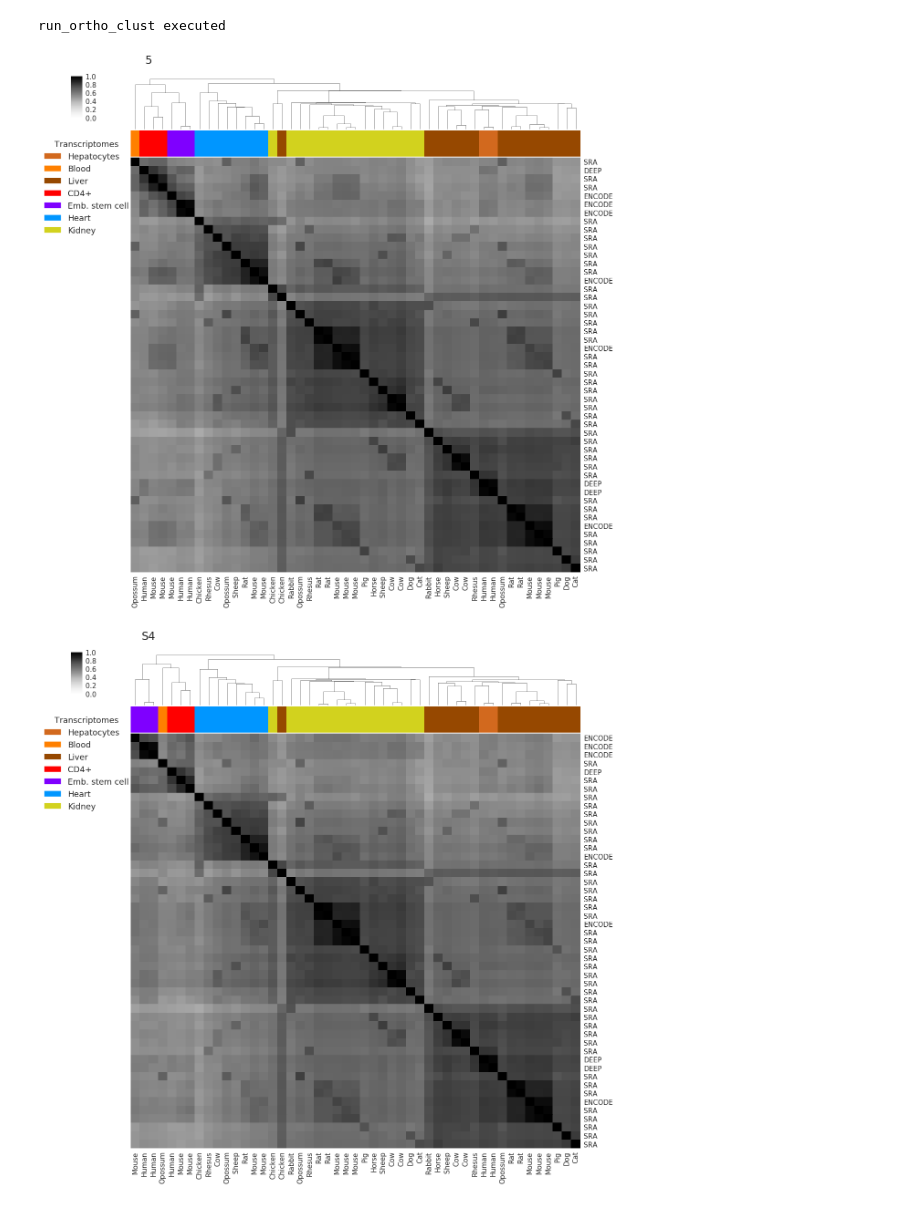
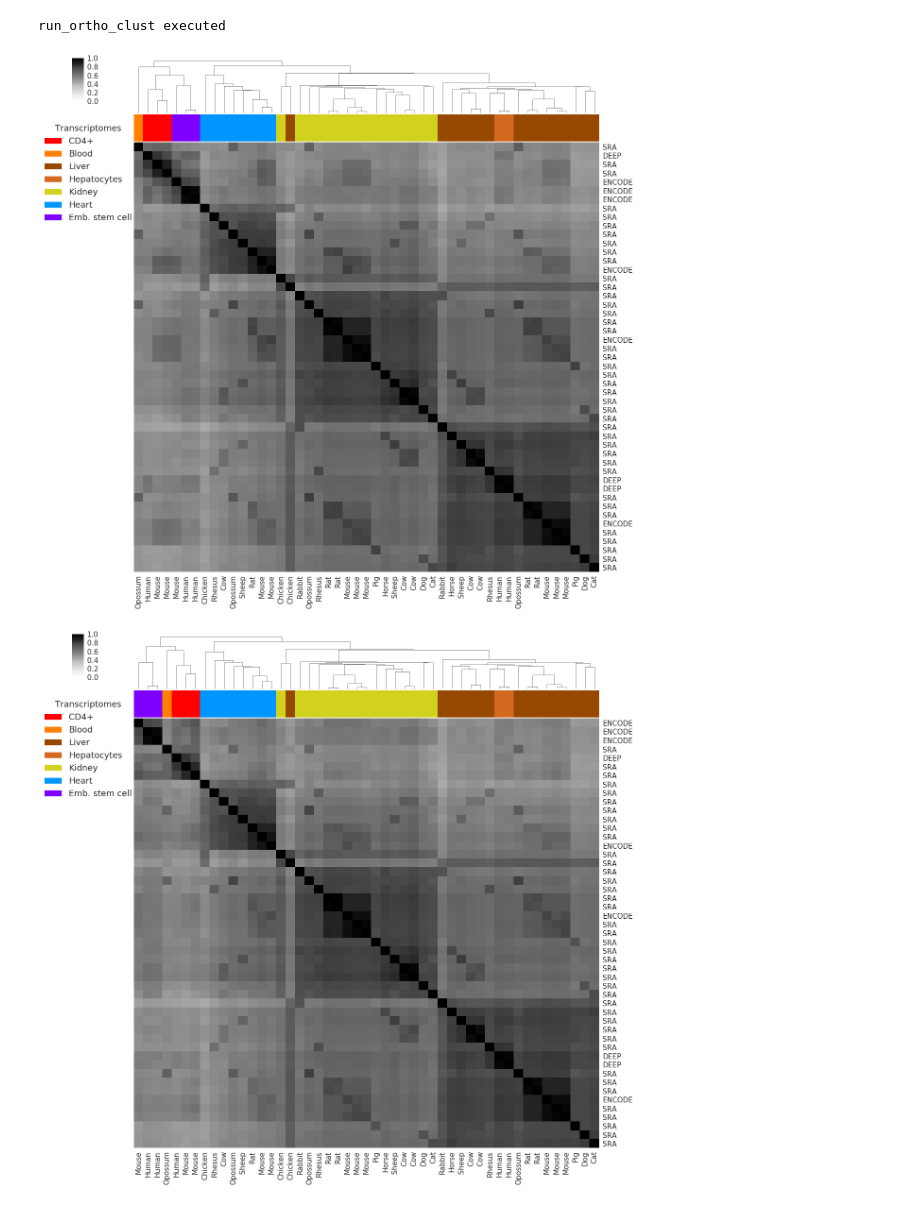
Before and after one commit to ptrebert/project-cross-species, a Jupyter notebook: notebooks/plotting/plot_exp_ortho_clust.ipynb, the cells around one changed output. Cells and saved outputs as stored; diff of their text form; code cells hidden in the pictures.

```diff
--- a/notebooks/plotting/plot_exp_ortho_clust.ipynb
+++ b/notebooks/plotting/plot_exp_ortho_clust.ipynb
@@ -46,7 +46,9 @@ plot_shapes = js.load(open(os.path.join(conf_folder, 'shapes', 'cs_shapes.json')
 exec_ortho_clust = True
 
 out_folder = '/TL/deep-external01/nobackup/pebert/cloudshare/mpiinf/phd/chapter_projects/crossspecies/figures/pub'
+diss_folder = '/home/pebert/work/code/mpggit/dissertation/Figures'
 save_figures = True
+save_diss = True
 
 def run_ortho_clust():
     if not exec_ortho_clust:
@@ -86,20 +88,26 @@ def run_ortho_clust():
 #                 fig.savefig(outpath, bbox_inches='tight')
 #                 outpath = outpath.replace('.svg', '.png')
 #                 fig.savefig(outpath, bbox_inches='tight', dpi=300)
-            fig, exart = create_clustermap(data.values, link, short_labels, fig_title, meth.capitalize())
+            fig, exart = create_clustermap(data.values, link, short_labels, fig_title, meth.capitalize(), save_diss)
             if save_figures:
             #    fig_file = '{}_fig_X_supp_trans-clustermap_{}_{}.svg'.format(date, ortho_type, meth)
                 outname = 'fig_{}_trans_clustermap'.format(fig_key)
-                if ortho_type == 'pairwise':
-                    subfolder = 'main'
+                if save_diss:
+                    outname += '_{}_{}'.format(ortho_type, meth)
+                    out_folder = diss_folder
+                    subfolder = 'crossspecies'
                 else:
-                    subfolder = 'supp'
+                    if ortho_type == 'pairwise':
+                        subfolder = 'main'
+                    else:
+                        subfolder = 'supp'
 
-                outpath = os.path.join(out_folder, subfolder, 'raw', outname + '.svg')
-                fig.savefig(outpath, bbox_inches='tight', extra_artists=exart)
+                if not save_diss:
+                    outpath = os.path.join(out_folder, subfolder, 'raw', outname + '.svg')
+                    fig.savefig(outpath, bbox_inches='tight', extra_artists=exart)
 
-                outpath = os.path.join(out_folder, subfolder, 'png', outname + '.png')
-                fig.savefig(outpath, bbox_inches='tight', extra_artists=exart, dpi=300)
+                    outpath = os.path.join(out_folder, subfolder, 'png', outname + '.png')
+                    fig.savefig(outpath, bbox_inches='tight', extra_artists=exart, dpi=300)
 
                 outpath = os.path.join(out_folder, subfolder, outname + '.pdf')
                 fig.savefig(outpath, bbox_inches='tight', extra_artists=exart)
@@ -125,7 +133,7 @@ def create_dendemann(linkage, labels, title):
     return fig
 
 
-def create_clustermap(data, linkage, labels, title, measure):
+def create_clustermap(data, linkage, labels, title, measure, diss_version=False):
     """
     """
     color_lut = {'ncd4': plot_colors['species']['dog']['rgb'],
@@ -155,8 +163,9 @@ def create_clustermap(data, linkage, labels, title, measure):
     ax_hm = cm.ax_heatmap
     cm.ax_row_dendrogram.set_visible(False)
 
-    tt = ax_hm.set_title(title, fontsize=24)
-    tt.set_position([0.04, 1.22])
+    if not diss_version:
+        tt = ax_hm.set_title(title, fontsize=24)
+        tt.set_position([0.04, 1.22])
 
     # Add tissue/color legend
     tissue_handles = []
@@ -284,32 +293,32 @@ def preprocess_data(ignore_samples):
         for t in data:
             corr_mat.at[t[0], t[1]] = t[2]
             corr_mat.at[t[1], t[0]] = t[2]
         corr_mat.index = labels
         corr_mat.columns = labels
         pw_res.append(corr_mat)
 
     grp_res = []
     for m in ['pearson', 'spearman']:
         data = grp_corr[m]
         samples = sorted(set([t[0] for t in data]), key=lambda x: tuple(x.split('_')[1:3]))
         extract = op.itemgetter(*(1, 2, 0))
         labels = ['_'.join(extract(s.split('_'))) for s in samples]
         corr_mat = pd.DataFrame(np.zeros((len(samples), len(samples)), dtype=np.float32),
                                 index=samples, columns=samples)
         for t in data:
             corr_mat.at[t[0], t[1]] = t[2]
             corr_mat.at[t[1], t[0]] = t[2]
         corr_mat.index = labels
         corr_mat.columns = labels
         grp_res.append(corr_mat)
 
     return pw_res, grp_res
 
 
 execd = run_ortho_clust()
 if execd:
     print('run_ortho_clust executed')
 # %% [output]
 run_ortho_clust executed
-[figure, old version]
+[figure, new version]
-[figure, old version]
+[figure, new version]
```
Also changed, not shown: 20 other files.
